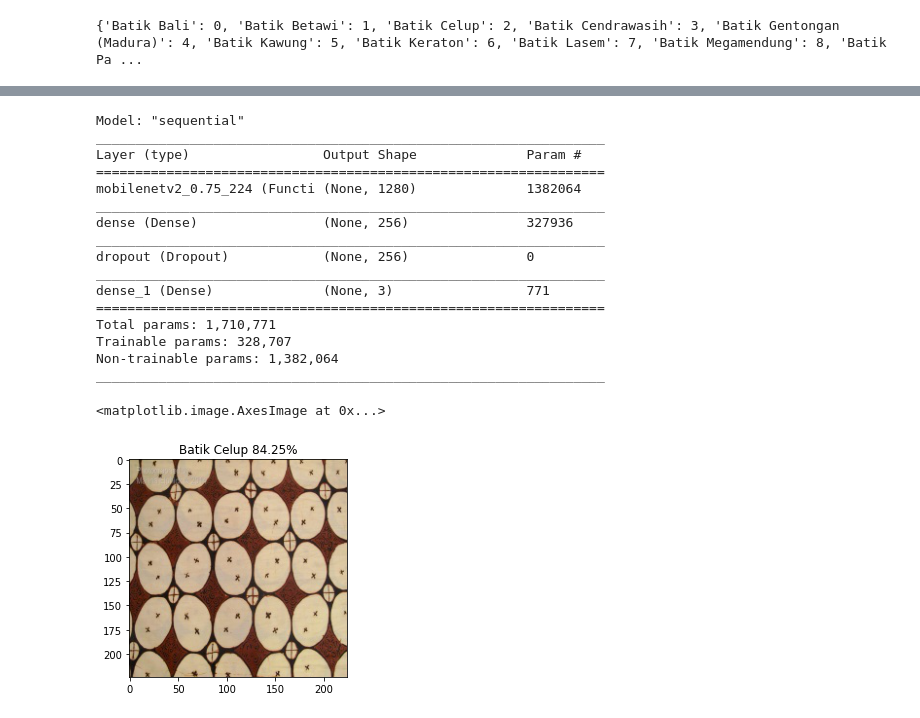
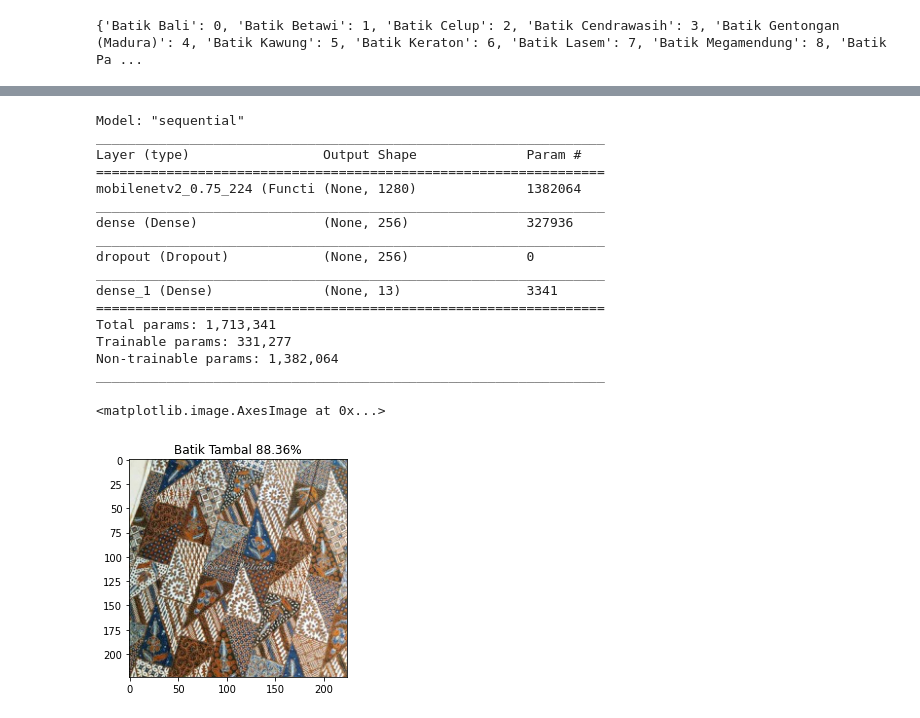
Before and after one commit to B21-CAP0283/corak, a Jupyter notebook: machine_learning/model.ipynb, the cells around one changed output, grey strips where cells are left out. Cells and saved outputs as stored; diff of their text form; code cells hidden in the pictures.

Commit message:
New trained model with balanced data, still overfitting

```diff
--- a/machine_learning/model.ipynb
+++ b/machine_learning/model.ipynb
@@ -140,5 +141,5 @@ plt.show()
 # %%
-loaded_model = load_model('./models/mobilenet_0.75_256_0.25_adam1e-4.h5')
+loaded_model = load_model('./models/mobilenet_0.75_256_0.25_adam1e-4_balanced.h5')
 loaded_model.summary()
 # %% [output]
 Model: "sequential"
@@ -151,30 +152,30 @@ dense (Dense)                (None, 256)               327936
 _________________________________________________________________
 dropout (Dropout)            (None, 256)               0
 _________________________________________________________________
-dense_1 (Dense)              (None, 3)                 771
+dense_1 (Dense)              (None, 13)                3341
 =================================================================
-Total params: 1,710,771
-Trainable params: 328,707
+Total params: 1,713,341
+Trainable params: 331,277
 Non-trainable params: 1,382,064
 _________________________________________________________________
 # %%
 import re
 
-img_path = 'DATASET/TEST/Batik Kawung/97.jpg'
+img_path = 'DATASET/TEST/Batik Tambal/89.jpg'
 img = load_img(img_path, target_size=(224, 224), grayscale=False)
 
 img_array = img_to_array(img) / 255.0
 img_array = tf.expand_dims(img_array, 0)
 
 motives_list = list(motives_dict.keys())
 prediction = loaded_model(img_array)
 pred_idx = np.argmax(prediction)
 pred_motive = motives_list[pred_idx]
 pred_confidence = prediction[0][pred_idx] * 100
 
 plt.figure()
 plt.title(f'{pred_motive} {pred_confidence:.2f}%')
 plt.imshow(img)
 # %% [output]
 <matplotlib.image.AxesImage at 0x...>
-[figure, old version]
+[figure, new version]
```
Also changed, not shown: parts of 3 cells of this notebook, 15 other files.
